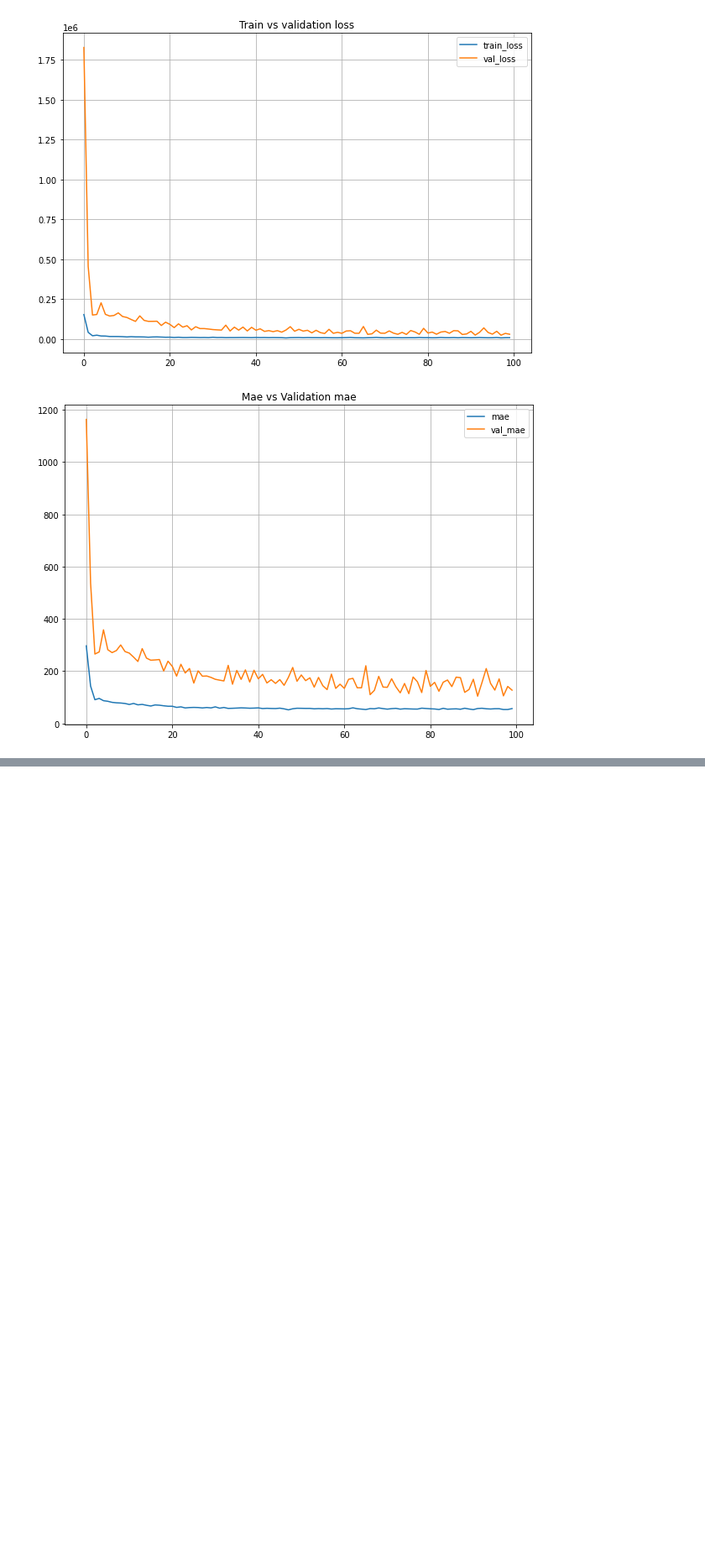
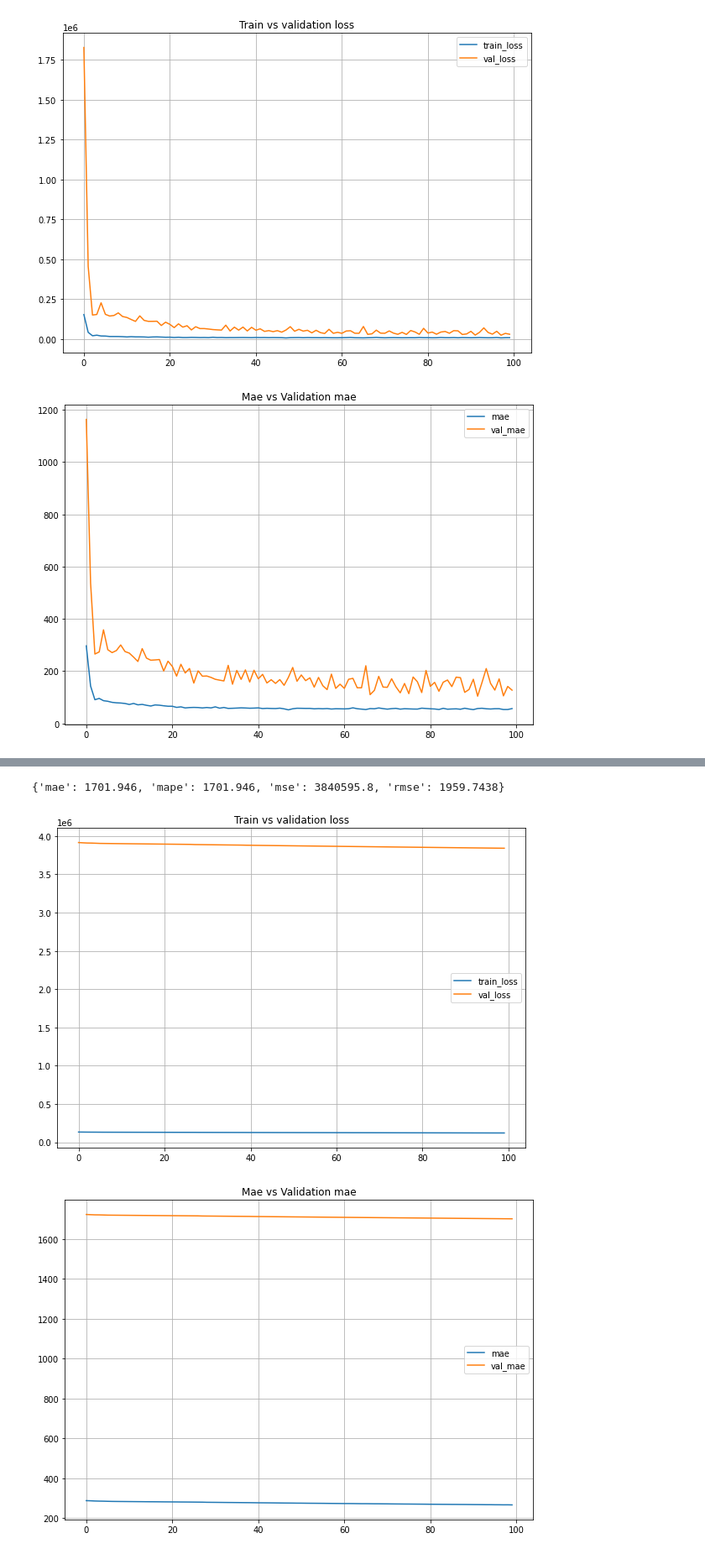
Before and after one commit to schauppi/Udemy_TensorFlow_Developer, a Jupyter notebook: Exam_preparation/Time_series_forecasting_eth_price.ipynb, the cells around one changed output, grey strips where cells are left out. Shown at 84% size. Saved outputs shown, nothing was run; the diff lists cells and outputs as text; code cells hidden in the pictures; blank space fills up the shorter version.

```diff
--- a/Exam_preparation/Time_series_forecasting_eth_price.ipynb
+++ b/Exam_preparation/Time_series_forecasting_eth_price.ipynb
@@ -633,0 +697,8 @@ plot_mae_loss_curves(history_model_5)
+# %%
+#Window data
+HORIZON = 1
+WINDOW_SIZE = 30
+full_windows, full_labels = make_windows(prices, window_size=WINDOW_SIZE, horizon=HORIZON)
+#Split data into train and test sets
+train_windows, test_windows, train_labels, test_labels = make_train_test_splits(full_windows, full_labels)
+len(train_windows), len(test_windows), len(train_labels), len(test_labels)
@@ -633,0 +707,20 @@ plot_mae_loss_curves(history_model_5)
+# %%
+tf.random.set_seed(42)
+
+#Build the model
+model_7 = tf.keras.Sequential([
+                               layers.Lambda(lambda x: tf.expand_dims(x, axis=1)),
+                               layers.GRU(20),
+                               layers.Dropout(0.2),
+                               layers.Dense(HORIZON)
+], name="model_7_GRU")
+# %%
+# Compile the model
+model_7.compile(loss="mse", optimizer="Adam", metrics=["mse", "mae"])
+# %%
+#Fit the model
+history_model_7 = model_7.fit(train_windows, train_labels,
+                              epochs=100,
+                              batch_size=128,
+                              verbose=0,
+                              validation_data=(test_windows, test_labels))
@@ -633,0 +733,15 @@ plot_mae_loss_curves(history_model_5)
+# %%
+#Make future predictions
+model_7_preds = make_preds(model_7, test_windows)
+
+#Evaluate on future predictions
+model_7_results = evaluate_preds(tf.squeeze(test_labels), model_7_preds)
+model_7_results
+# %% [output]
+{'mae': 1701.946, 'mape': 1701.946, 'mse': 3840595.8, 'rmse': 1959.7438}
+# %%
+#Plot the learning curve
+plot_mae_loss_curves(history_model_7)
+# %% [output]
+[figure, added]
+[figure, added]
```
Also changed, not shown: parts of 52 cells of this notebook.
